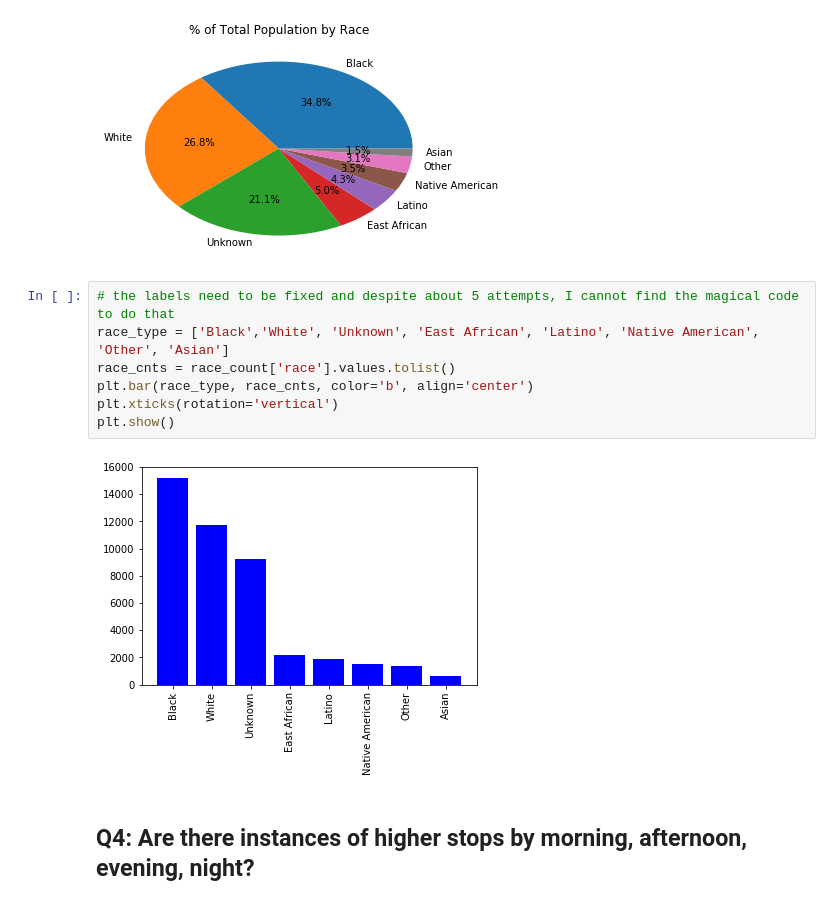
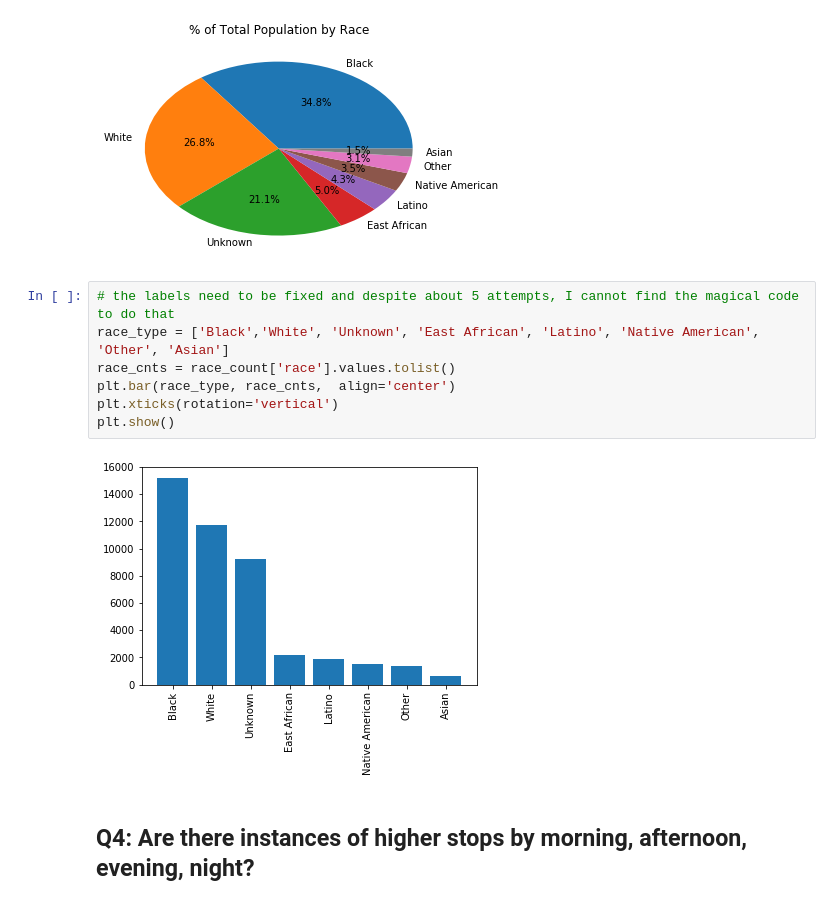
Before and after one commit to elu267/Project_GroupF, a Jupyter notebook: MN_Stop_Data.ipynb, the cells around one changed output. Saved outputs shown, nothing was run; the diff lists cells and outputs as text.

Commit message:
Charts

```diff
--- a/MN_Stop_Data.ipynb
+++ b/MN_Stop_Data.ipynb
@@ -162,12 +162,12 @@ plt.show()
 # %%
 # the labels need to be fixed and despite about 5 attempts, I cannot find the magical code to do that
 race_type = ['Black','White', 'Unknown', 'East African', 'Latino', 'Native American', 'Other', 'Asian']
 race_cnts = race_count['race'].values.tolist()
-plt.bar(race_type, race_cnts, color='b', align='center')
+plt.bar(race_type, race_cnts,  align='center')
 plt.xticks(rotation='vertical')
 plt.show()
 # %% [output]
-[figure, old version]
+[figure, new version]
 # %% [markdown]
 ## Q4: Are there instances of higher stops by morning, afternoon, evening, night?
 # %%
```
Also changed, not shown: parts of 17 cells of this notebook, 4 other files.
